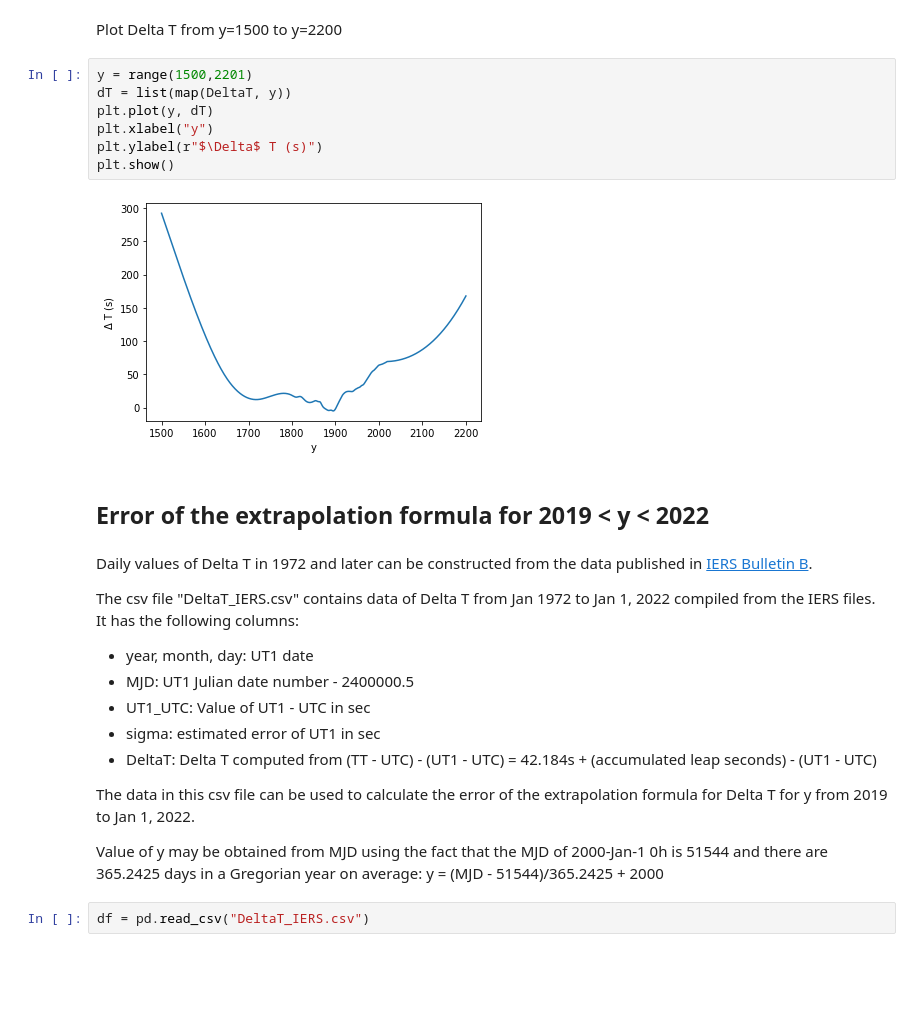
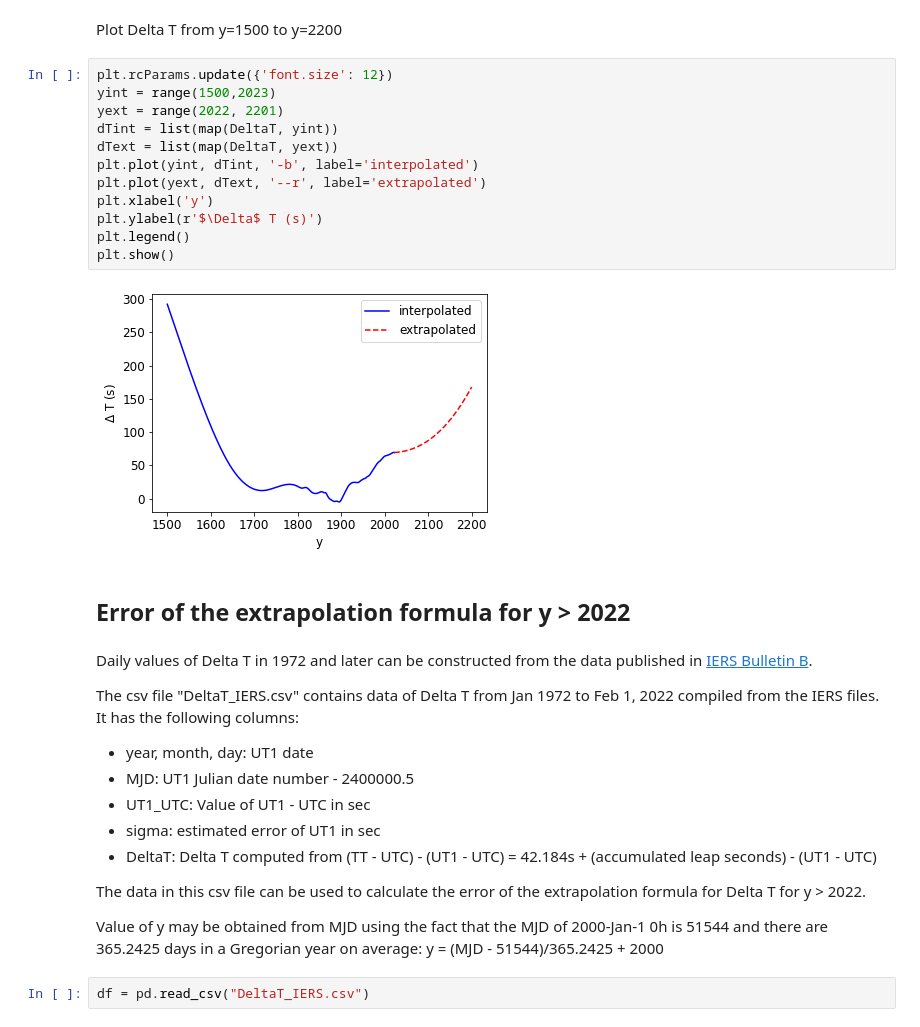
Before and after one commit to ytliu0/DeltaT, a Jupyter notebook: DeltaT_examples.ipynb, the cells around one changed output. Saved outputs shown, nothing was run; the diff lists cells and outputs as text; blank space fills up the shorter version.

Commit message:
extended the cubic spline fitting formulae to the beginning of 2022

```diff
--- a/DeltaT_examples.ipynb
+++ b/DeltaT_examples.ipynb
@@ -55,20 +55,25 @@ print(df)
 # %% [markdown]
 Plot Delta T from y=1500 to y=2200
 # %%
-y = range(1500,2201)
-dT = list(map(DeltaT, y))
-plt.plot(y, dT)
-plt.xlabel("y")
-plt.ylabel(r"$\Delta$ T (s)")
+plt.rcParams.update({'font.size': 12})
+yint = range(1500,2023)
+yext = range(2022, 2201)
+dTint = list(map(DeltaT, yint))
+dText = list(map(DeltaT, yext))
+plt.plot(yint, dTint, '-b', label='interpolated')
+plt.plot(yext, dText, '--r', label='extrapolated')
+plt.xlabel('y')
+plt.ylabel(r'$\Delta$ T (s)')
+plt.legend()
 plt.show()
 # %% [output]
-[figure, old version]
+[figure, new version]
 # %% [markdown]
-## Error of the extrapolation formula for 2019 < y < 2022
+## Error of the extrapolation formula for y > 2022
 # %% [markdown]
 Daily values of Delta T in 1972 and later can be constructed from the data published in [IERS Bulletin B](https://www.iers.org/IERS/EN/Publications/Bulletins/bulletins.html).
 
-The csv file "DeltaT_IERS.csv" contains data of Delta T from Jan 1972 to Jan 1, 2022 compiled from the IERS files. It has the following columns:
+The csv file "DeltaT_IERS.csv" contains data of Delta T from Jan 1972 to Feb 1, 2022 compiled from the IERS files. It has the following columns:
 - year, month, day: UT1 date
 - MJD: UT1 Julian date number - 2400000.5
 - UT1_UTC: Value of UT1 - UTC in sec
@@ -76,7 +81,7 @@ The csv file "DeltaT_IERS.csv" contains data of Delta T from Jan 1972 to Jan 1,
 - DeltaT: Delta T computed from (TT - UTC) - (UT1 - UTC)
            = 42.184s + (accumulated leap seconds) - (UT1 - UTC)
 
-The data in this csv file can be used to calculate the error of the extrapolation formula for Delta T for y from 2019 to Jan 1, 2022.
+The data in this csv file can be used to calculate the error of the extrapolation formula for Delta T for y > 2022.
 
 Value of y may be obtained from MJD using the fact that the MJD of 2000-Jan-1 0h is 51544 and there are 365.2425 days in a Gregorian year on average:
 y = (MJD - 51544)/365.2425 + 2000
```
Also changed, not shown: parts of 5 cells of this notebook, 3 other files.
